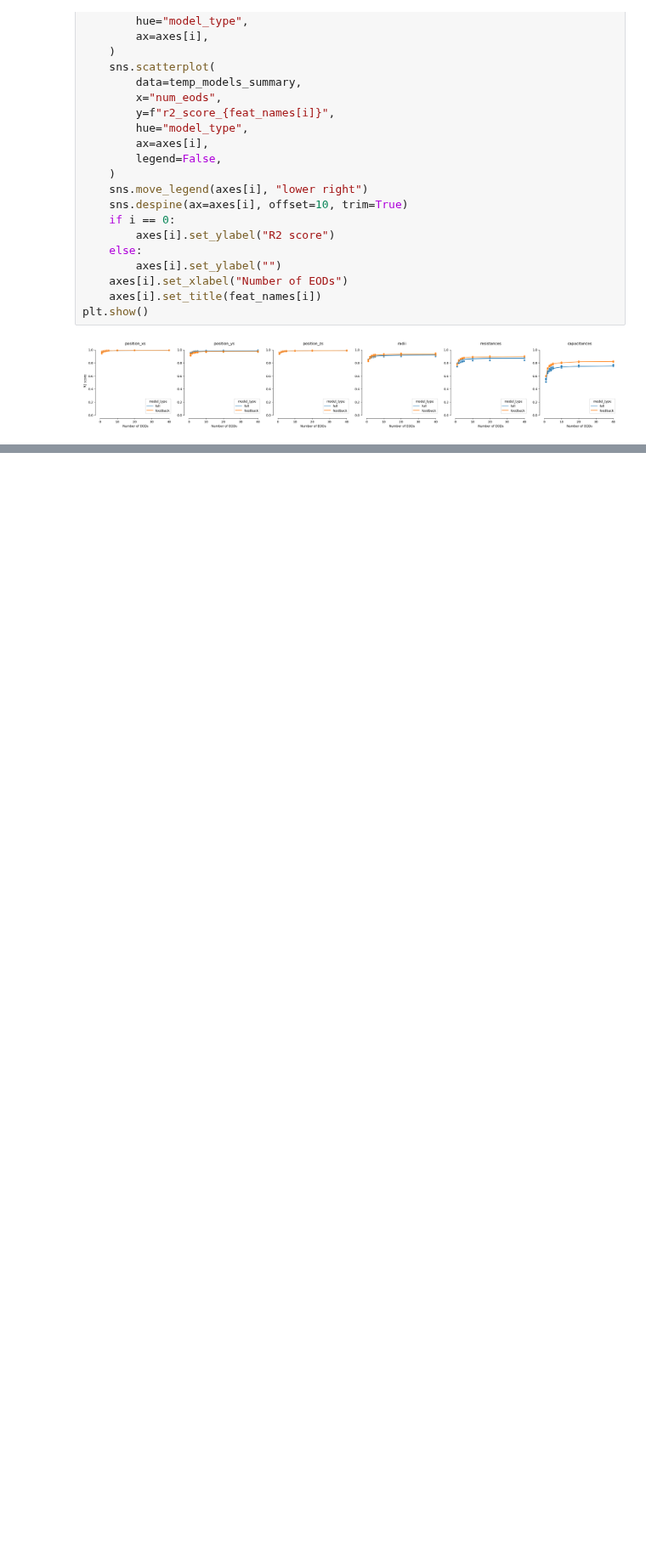
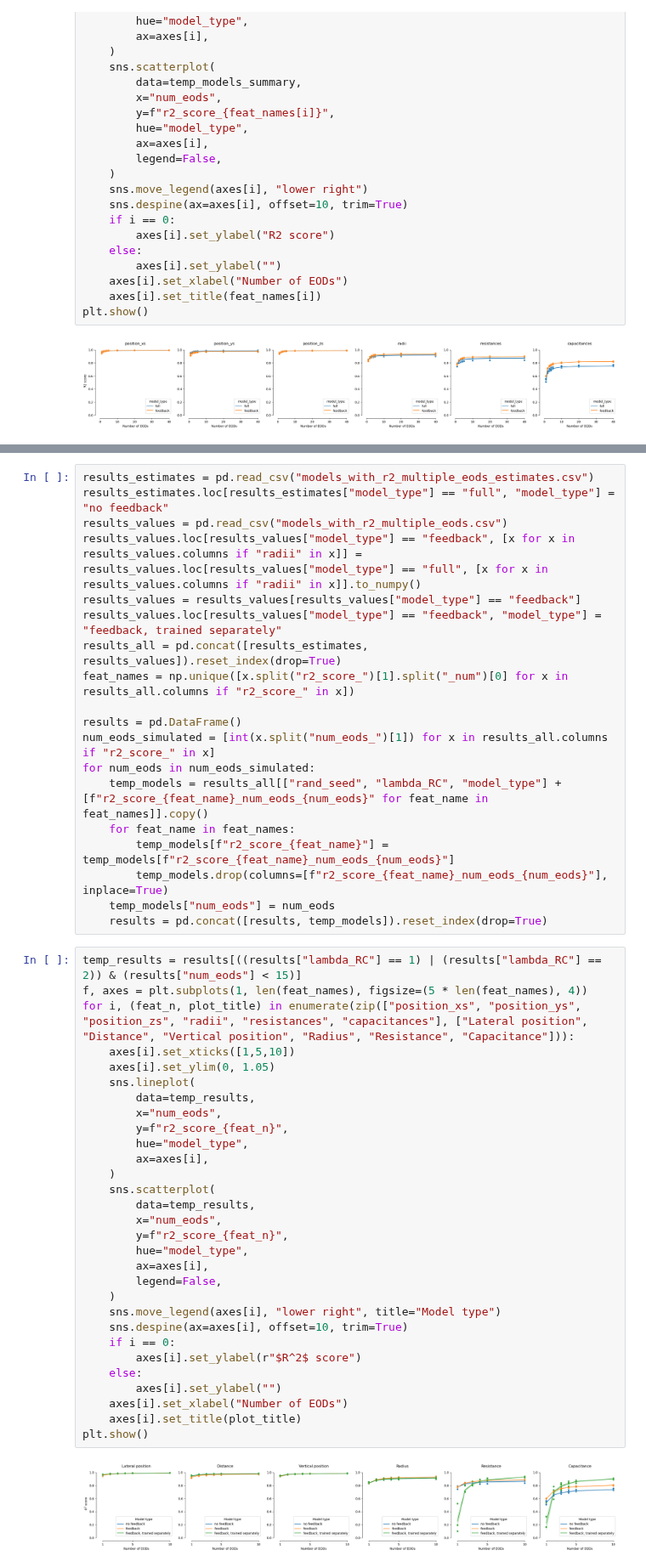
Before and after one commit to DenisTurcu/efish-characterization, a Jupyter notebook: characterization-panels.ipynb, the cells around one changed output, grey strips where cells are left out. Shown at 85% size. Cells and saved outputs as stored; diff of their text form; blank space fills up the shorter version.

```diff
--- a/characterization-panels.ipynb
+++ b/characterization-panels.ipynb
@@ -165,0 +168,51 @@ plt.show()
+# %%
+results_estimates = pd.read_csv("models_with_r2_multiple_eods_estimates.csv")
+results_estimates.loc[results_estimates["model_type"] == "full", "model_type"] = "no feedback"
+results_values = pd.read_csv("models_with_r2_multiple_eods.csv")
+results_values.loc[results_values["model_type"] == "feedback", [x for x in results_values.columns if "radii" in x]] = results_values.loc[results_values["model_type"] == "full", [x for x in results_values.columns if "radii" in x]].to_numpy()
+results_values = results_values[results_values["model_type"] == "feedback"]
+results_values.loc[results_values["model_type"] == "feedback", "model_type"] = "feedback, trained separately"
+results_all = pd.concat([results_estimates, results_values]).reset_index(drop=True)
+feat_names = np.unique([x.split("r2_score_")[1].split("_num")[0] for x in results_all.columns if "r2_score_" in x])
+
+results = pd.DataFrame()
+num_eods_simulated = [int(x.split("num_eods_")[1]) for x in results_all.columns if "r2_score_" in x]
+for num_eods in num_eods_simulated:
+    temp_models = results_all[["rand_seed", "lambda_RC", "model_type"] + [f"r2_score_{feat_name}_num_eods_{num_eods}" for feat_name in feat_names]].copy()
+    for feat_name in feat_names:
+        temp_models[f"r2_score_{feat_name}"] = temp_models[f"r2_score_{feat_name}_num_eods_{num_eods}"]
+        temp_models.drop(columns=[f"r2_score_{feat_name}_num_eods_{num_eods}"], inplace=True)
+    temp_models["num_eods"] = num_eods
+    results = pd.concat([results, temp_models]).reset_index(drop=True)
+# %%
+temp_results = results[((results["lambda_RC"] == 1) | (results["lambda_RC"] == 2)) & (results["num_eods"] < 15)]
+f, axes = plt.subplots(1, len(feat_names), figsize=(5 * len(feat_names), 4))
+for i, (feat_n, plot_title) in enumerate(zip(["position_xs", "position_ys", "position_zs", "radii", "resistances", "capacitances"], ["Lateral position", "Distance", "Vertical position", "Radius", "Resistance", "Capacitance"])):
+    axes[i].set_xticks([1,5,10])
+    axes[i].set_ylim(0, 1.05)
+    sns.lineplot(
+        data=temp_results,
+        x="num_eods",
+        y=f"r2_score_{feat_n}",
+        hue="model_type",
+        ax=axes[i],
+    )
+    sns.scatterplot(
+        data=temp_results,
+        x="num_eods",
+        y=f"r2_score_{feat_n}",
+        hue="model_type",
+        ax=axes[i],
+        legend=False,
+    )
+    sns.move_legend(axes[i], "lower right", title="Model type")
+    sns.despine(ax=axes[i], offset=10, trim=True)
+    if i == 0:
+        axes[i].set_ylabel(r"$R^2$ score")
+    else:
+        axes[i].set_ylabel("")
+    axes[i].set_xlabel("Number of EODs")
+    axes[i].set_title(plot_title)
+plt.show()
+# %% [output]
+[figure, added]
```
Also changed, not shown: parts of 1 cell of this notebook.
